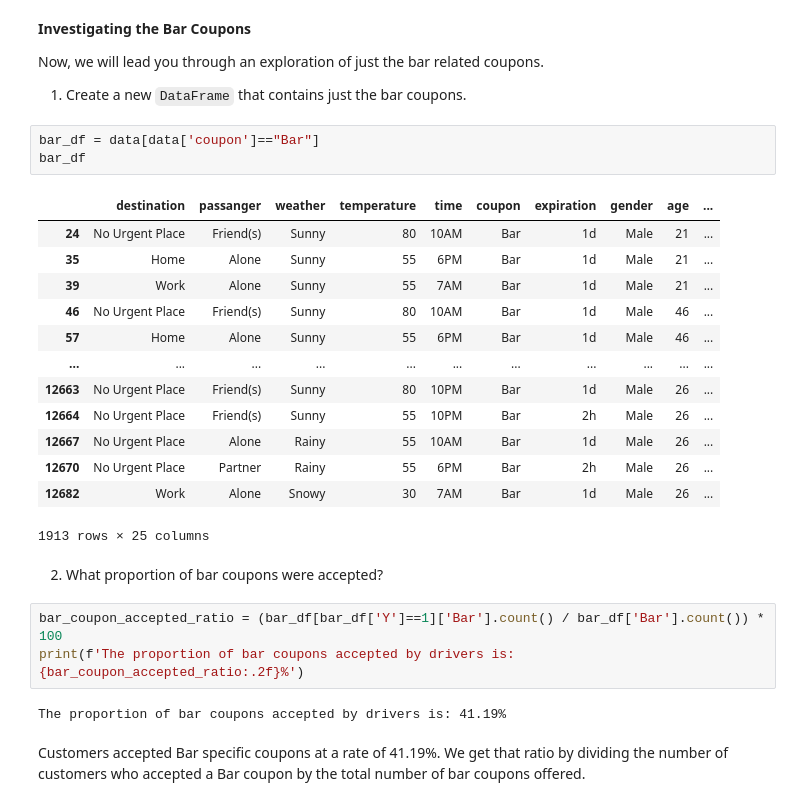
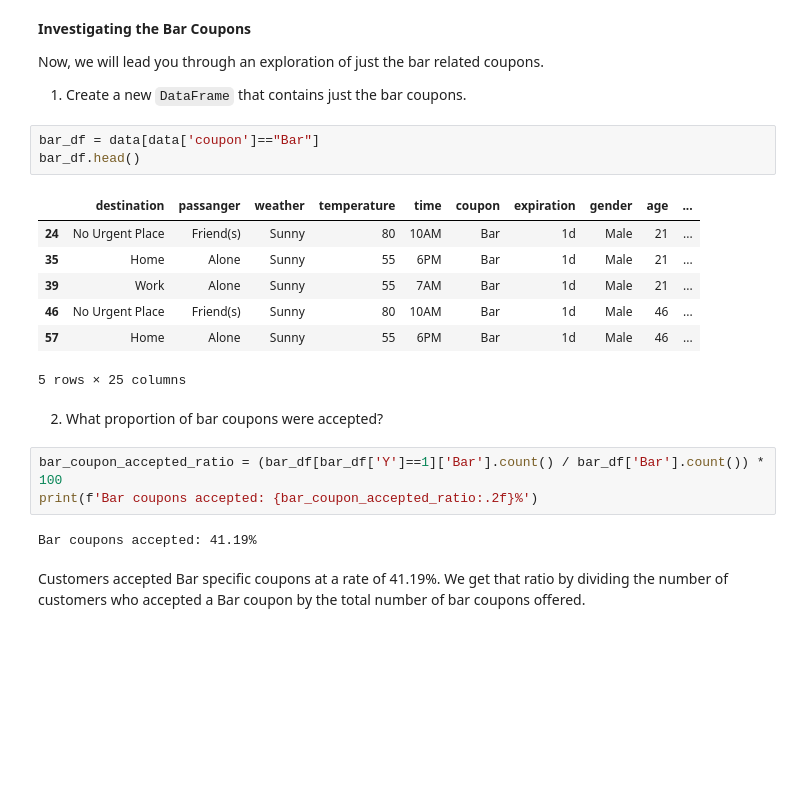
Before and after one commit to stephen-scheiman/final_assignment_5.1, a Jupyter notebook: prompt.ipynb, the cells around one changed output. Saved outputs shown, nothing was run; the diff lists cells and outputs as text; blank space fills up the shorter version.

```diff
--- a/prompt.ipynb
+++ b/prompt.ipynb
@@ -182,28 +182,22 @@ Now, we will lead you through an exploration of just the bar related coupons.
 1. Create a new `DataFrame` that contains just the bar coupons.
 # %%
 bar_df = data[data['coupon']=="Bar"]
-bar_df
+bar_df.head()
 # %% [output]
 |  | destination | passanger | weather | temperature | time | coupon | expiration | gender | age | ... |
 | 24 | No Urgent Place | Friend(s) | Sunny | 80 | 10AM | Bar | 1d | Male | 21 | ... |
 | 35 | Home | Alone | Sunny | 55 | 6PM | Bar | 1d | Male | 21 | ... |
 | 39 | Work | Alone | Sunny | 55 | 7AM | Bar | 1d | Male | 21 | ... |
 | 46 | No Urgent Place | Friend(s) | Sunny | 80 | 10AM | Bar | 1d | Male | 46 | ... |
 | 57 | Home | Alone | Sunny | 55 | 6PM | Bar | 1d | Male | 46 | ... |
-| ... | ... | ... | ... | ... | ... | ... | ... | ... | ... | ... |
-| 12663 | No Urgent Place | Friend(s) | Sunny | 80 | 10PM | Bar | 1d | Male | 26 | ... |
-| 12664 | No Urgent Place | Friend(s) | Sunny | 55 | 10PM | Bar | 2h | Male | 26 | ... |
-| 12667 | No Urgent Place | Alone | Rainy | 55 | 10AM | Bar | 1d | Male | 26 | ... |
-| 12670 | No Urgent Place | Partner | Rainy | 55 | 6PM | Bar | 2h | Male | 26 | ... |
-| 12682 | Work | Alone | Snowy | 30 | 7AM | Bar | 1d | Male | 26 | ... |
-1913 rows × 25 columns
+5 rows × 25 columns
 # %% [markdown]
 2. What proportion of bar coupons were accepted?
 # %%
 bar_coupon_accepted_ratio = (bar_df[bar_df['Y']==1]['Bar'].count() / bar_df['Bar'].count()) * 100
-print(f'The proportion of bar coupons accepted by drivers is: {bar_coupon_accepted_ratio:.2f}%')
+print(f'Bar coupons accepted: {bar_coupon_accepted_ratio:.2f}%')
 # %% [output]
-The proportion of bar coupons accepted by drivers is: 41.19%
+Bar coupons accepted: 41.19%
 # %% [markdown]
 Customers accepted Bar specific coupons at a rate of 41.19%. We get that ratio by dividing the number of customers who accepted a Bar coupon by the total number of bar coupons offered.
 # %% [markdown]
```
Also changed, not shown: parts of 11 cells of this notebook.
